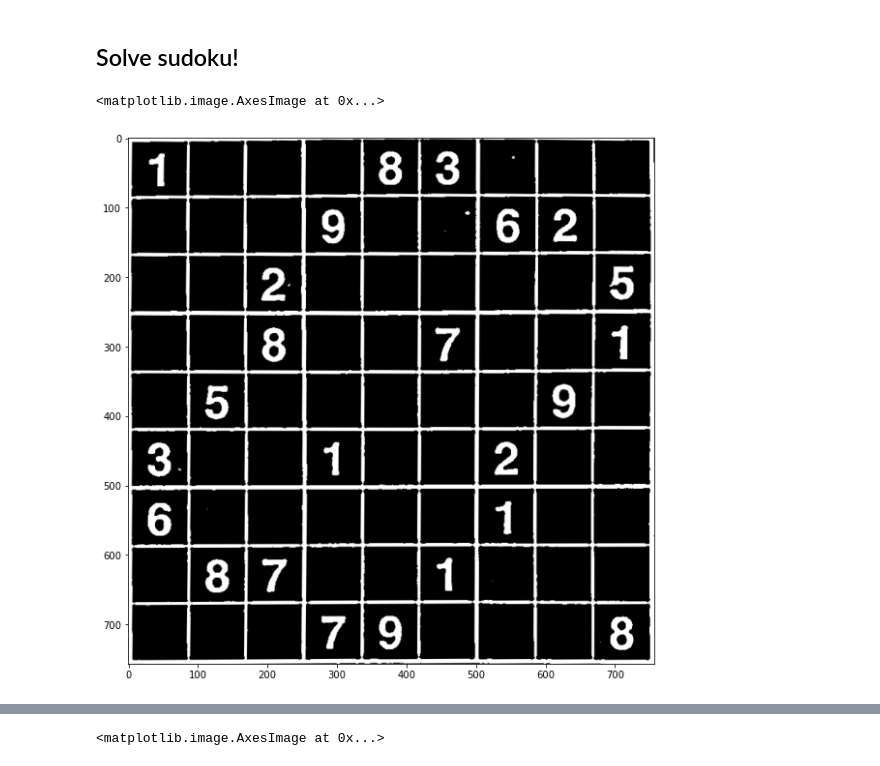
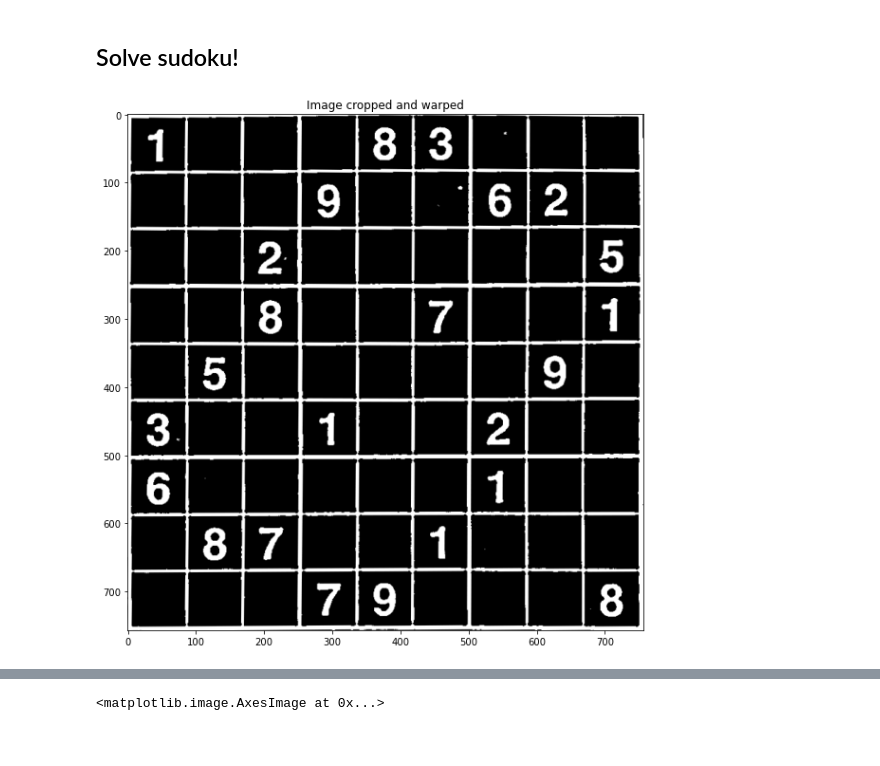
Before and after one commit to matteobarbieri/sudoku, a Jupyter notebook: data_exploration.ipynb, the cells around one changed output, grey strips where cells are left out. Cells and saved outputs as stored; diff of their text form; code cells hidden in the pictures.

```diff
--- a/data_exploration.ipynb
+++ b/data_exploration.ipynb
@@ -60,9 +60,9 @@ cropped = crop_and_warp(pre_preocessed, corners)
 # %%
 plt.figure(figsize=(10,10))
 plt.imshow(cropped, cmap='gray')
+plt.title("Image cropped and warped");
 # %% [output]
-<matplotlib.image.AxesImage at 0x...>
-[figure, old version]
+[figure, new version]
 # %%
 _, cropped_t = cv2.threshold(cropped,127,255,cv2.THRESH_TOZERO)
 # %%
```
Also changed, not shown: parts of 17 cells of this notebook, 1 other file.
